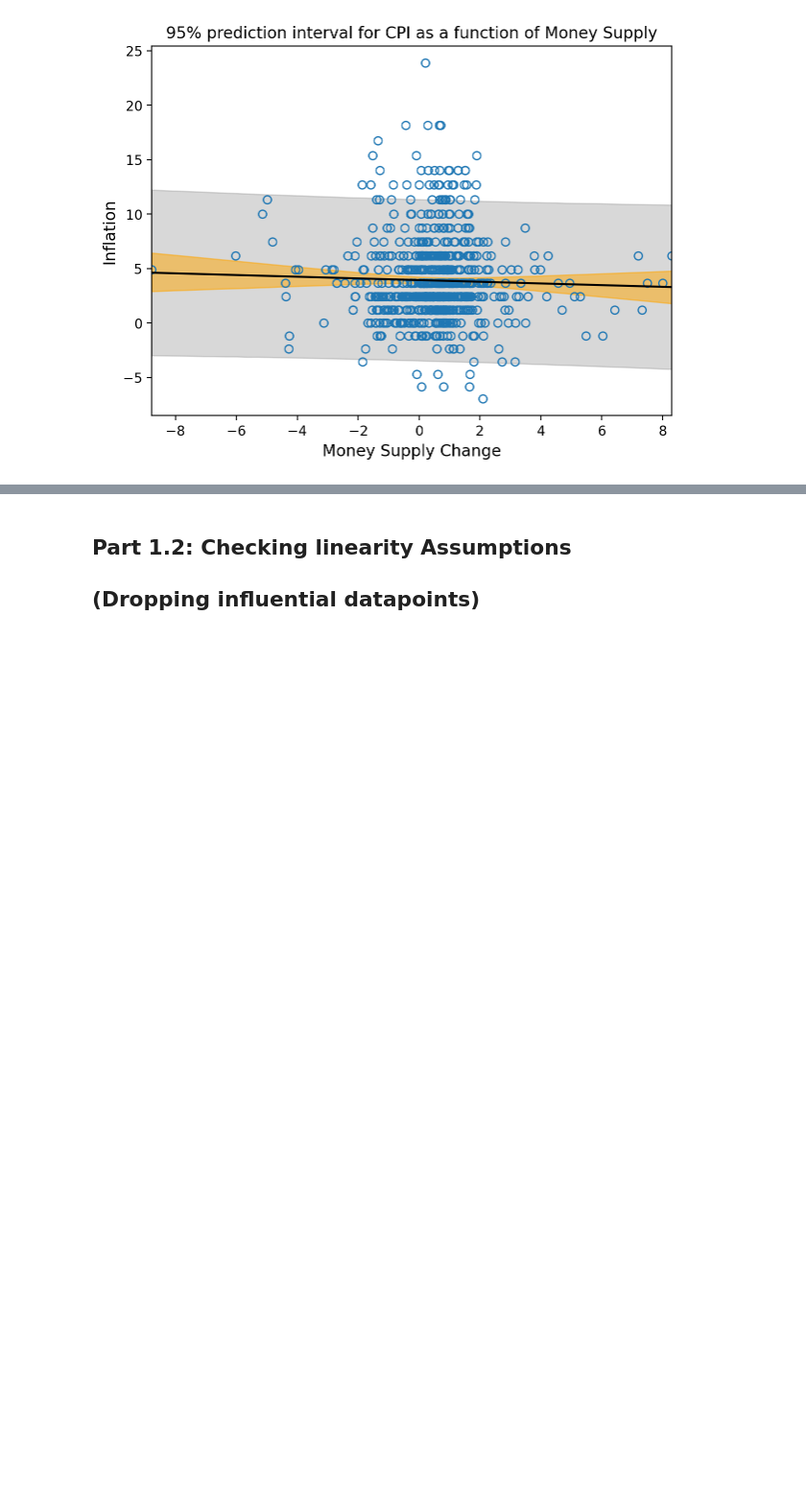
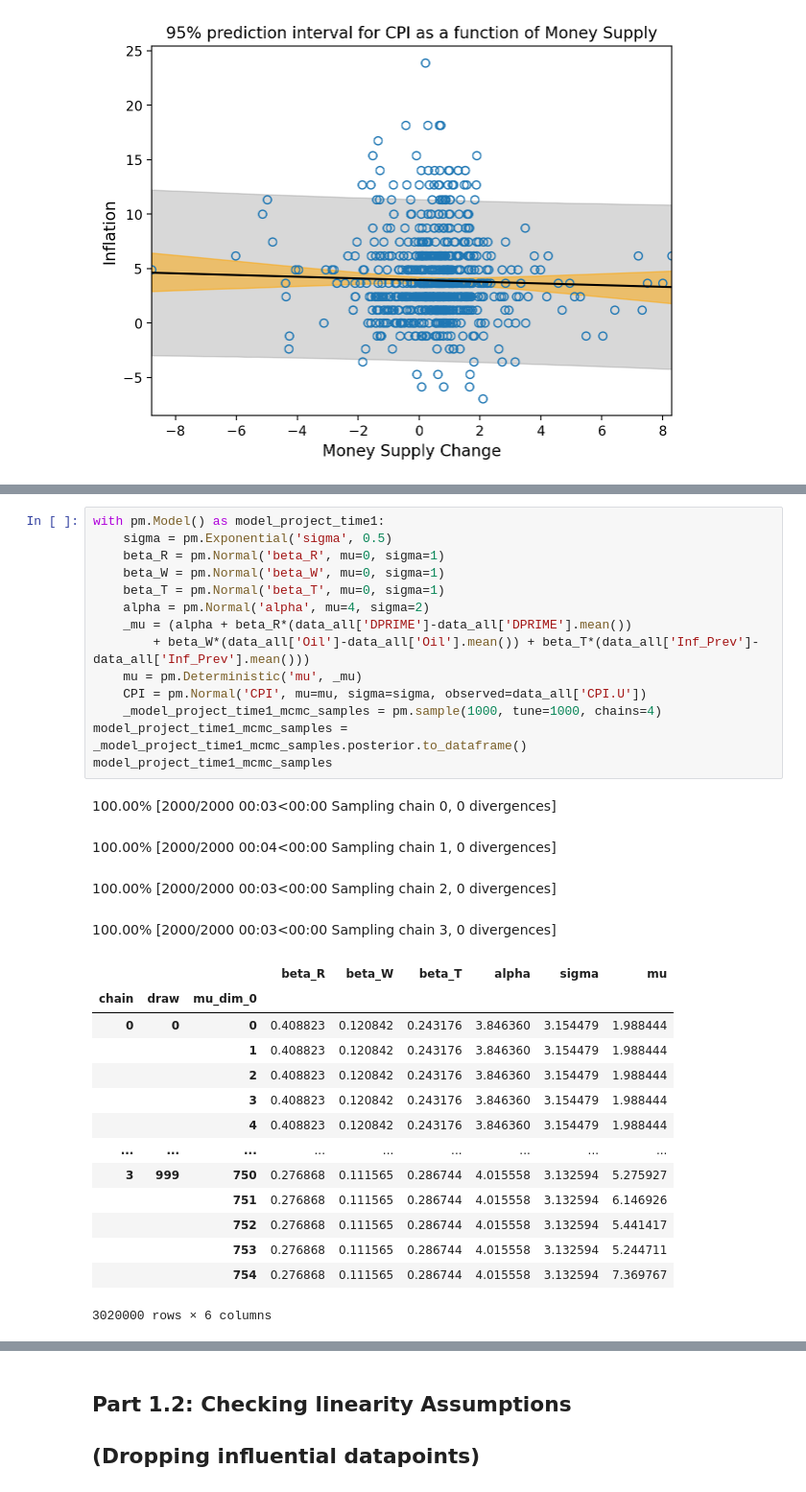
Before and after one commit to AndreiAf02/Math509Project_Public, a Jupyter notebook: 509ProjectV2.ipynb, the cells around one changed output, grey strips where cells are left out. Shown at 96% size. Saved outputs shown, nothing was run; the diff lists cells and outputs as text; blank space fills up the shorter version.

```diff
--- a/509ProjectV2.ipynb
+++ b/509ProjectV2.ipynb
@@ -598,0 +643,33 @@ ylabel('Inflation', fontsize=12);
+# %%
+with pm.Model() as model_project_time1:
+    sigma = pm.Exponential('sigma', 0.5)
+    beta_R = pm.Normal('beta_R', mu=0, sigma=1)
+    beta_W = pm.Normal('beta_W', mu=0, sigma=1)
+    beta_T = pm.Normal('beta_T', mu=0, sigma=1)
+    alpha = pm.Normal('alpha', mu=4, sigma=2)
+    _mu = (alpha + beta_R*(data_all['DPRIME']-data_all['DPRIME'].mean())
+        + beta_W*(data_all['Oil']-data_all['Oil'].mean()) + beta_T*(data_all['Inf_Prev']-data_all['Inf_Prev'].mean()))
+    mu = pm.Deterministic('mu', _mu)
+    CPI = pm.Normal('CPI', mu=mu, sigma=sigma, observed=data_all['CPI.U'])
+    _model_project_time1_mcmc_samples = pm.sample(1000, tune=1000, chains=4)
+model_project_time1_mcmc_samples = _model_project_time1_mcmc_samples.posterior.to_dataframe()
+model_project_time1_mcmc_samples
+# %% [output]
+100.00% [2000/2000 00:03<00:00 Sampling chain 0, 0 divergences]
+100.00% [2000/2000 00:04<00:00 Sampling chain 1, 0 divergences]
+100.00% [2000/2000 00:03<00:00 Sampling chain 2, 0 divergences]
+100.00% [2000/2000 00:03<00:00 Sampling chain 3, 0 divergences]
+|  |  |  | beta_R | beta_W | beta_T | alpha | sigma | mu |
+| chain | draw | mu_dim_0 |  |  |  |  |  |  |
+| 0 | 0 | 0 | 0.408823 | 0.120842 | 0.243176 | 3.846360 | 3.154479 | 1.988444 |
+|  |  | 1 | 0.408823 | 0.120842 | 0.243176 | 3.846360 | 3.154479 | 1.988444 |
+|  |  | 2 | 0.408823 | 0.120842 | 0.243176 | 3.846360 | 3.154479 | 1.988444 |
+|  |  | 3 | 0.408823 | 0.120842 | 0.243176 | 3.846360 | 3.154479 | 1.988444 |
+|  |  | 4 | 0.408823 | 0.120842 | 0.243176 | 3.846360 | 3.154479 | 1.988444 |
+| ... | ... | ... | ... | ... | ... | ... | ... | ... |
+| 3 | 999 | 750 | 0.276868 | 0.111565 | 0.286744 | 4.015558 | 3.132594 | 5.275927 |
+|  |  | 751 | 0.276868 | 0.111565 | 0.286744 | 4.015558 | 3.132594 | 6.146926 |
+|  |  | 752 | 0.276868 | 0.111565 | 0.286744 | 4.015558 | 3.132594 | 5.441417 |
+|  |  | 753 | 0.276868 | 0.111565 | 0.286744 | 4.015558 | 3.132594 | 5.244711 |
+|  |  | 754 | 0.276868 | 0.111565 | 0.286744 | 4.015558 | 3.132594 | 7.369767 |
+3020000 rows × 6 columns
```
Also changed, not shown: parts of 5 cells of this notebook.
